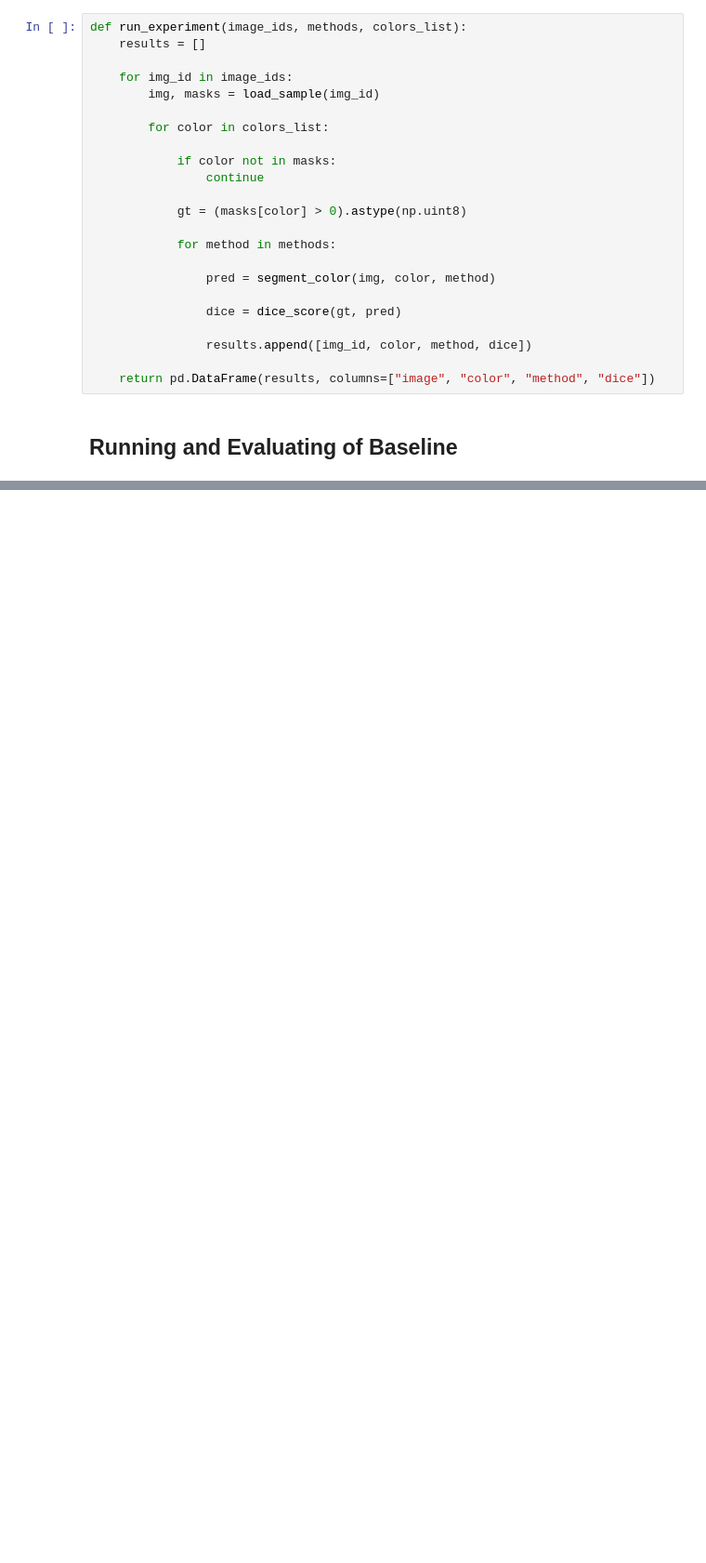
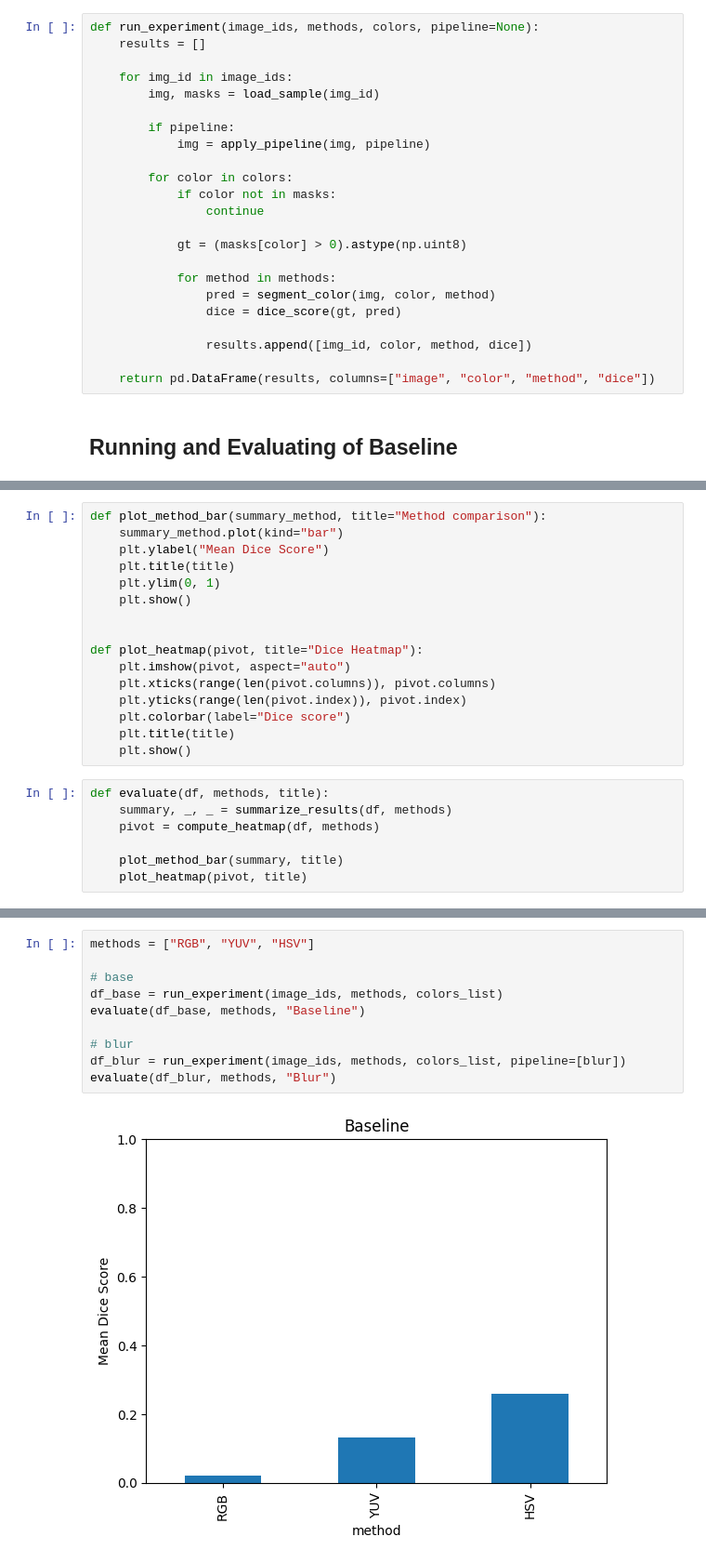
Before and after one commit to Oli36167/ClimbingVault, a Jupyter notebook: notebooks/automated-segmentation.ipynb, the cells around one changed output, grey strips where cells are left out. Shown at 93% size. Drawn from its saved outputs; the diff is of its cells as text; blank space fills up the shorter version.

Commit message:
Refactor and add first methods to pipeline

```diff
--- a/notebooks/automated-segmentation.ipynb
+++ b/notebooks/automated-segmentation.ipynb
@@ -287,23 +305,23 @@ def segment_color(img, color, method):
 # %% [markdown]
 ### Experiment runner
 # %%
-def run_experiment(image_ids, methods, colors_list):
+def run_experiment(image_ids, methods, colors, pipeline=None):
     results = []
 
     for img_id in image_ids:
         img, masks = load_sample(img_id)
 
-        for color in colors_list:
+        if pipeline:
+            img = apply_pipeline(img, pipeline)
 
+        for color in colors:
             if color not in masks:
                 continue
 
             gt = (masks[color] > 0).astype(np.uint8)
 
             for method in methods:
-
                 pred = segment_color(img, color, method)
-
                 dice = dice_score(gt, pred)
 
                 results.append([img_id, color, method, dice])
@@ -357,0 +355,23 @@ plt.show()
+# %%
+def plot_method_bar(summary_method, title="Method comparison"):
+    summary_method.plot(kind="bar")
+    plt.ylabel("Mean Dice Score")
+    plt.title(title)
+    plt.ylim(0, 1)
+    plt.show()
+
+
+def plot_heatmap(pivot, title="Dice Heatmap"):
+    plt.imshow(pivot, aspect="auto")
+    plt.xticks(range(len(pivot.columns)), pivot.columns)
+    plt.yticks(range(len(pivot.index)), pivot.index)
+    plt.colorbar(label="Dice score")
+    plt.title(title)
+    plt.show()
+# %%
+def evaluate(df, methods, title):
+    summary, _, _ = summarize_results(df, methods)
+    pivot = compute_heatmap(df, methods)
+
+    plot_method_bar(summary, title)
+    plot_heatmap(pivot, title)
@@ -357,0 +380,12 @@ plt.show()
+# %%
+methods = ["RGB", "YUV", "HSV"]
+
+# base
+df_base = run_experiment(image_ids, methods, colors_list)
+evaluate(df_base, methods, "Baseline")
+
+# blur
+df_blur = run_experiment(image_ids, methods, colors_list, pipeline=[blur])
+evaluate(df_blur, methods, "Blur")
+# %% [output]
+[figure, added]
```
Also changed, not shown: parts of 8 cells of this notebook.
